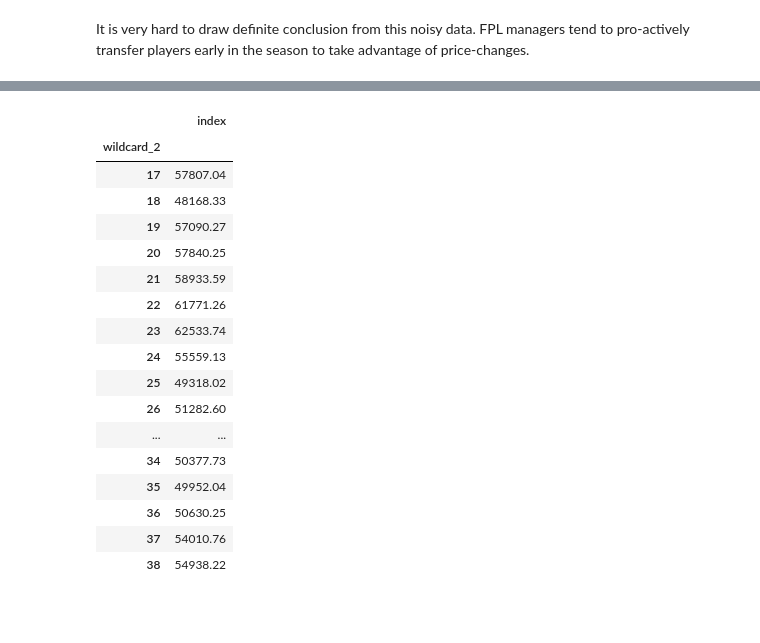
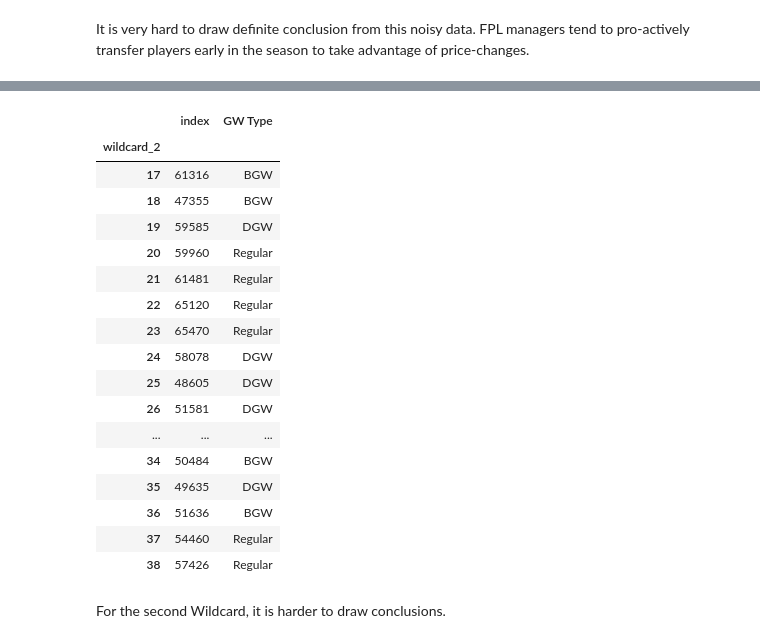
Before and after one commit to Fournierp/FPL, a Jupyter notebook: analysis/chips.ipynb, the cells around one changed output, grey strips where cells are left out. Drawn from its saved outputs; the diff is of its cells as text; code cells hidden in the pictures; blank space fills up the shorter version.

```diff
--- a/analysis/chips.ipynb
+++ b/analysis/chips.ipynb
@@ -31,7 +34,7 @@ import glob
 import os
 
 path = '../data/fpl_official/20-21/season/raw/'
-all_managers = (
+all_files = (
     glob.glob(os.path.join(path, "managers_[0-9][0-9][0-9][0-9][0-9].json")) +
     glob.glob(os.path.join(path, "managers_[0-9][0-9][0-9][0-9].json")) +
     glob.glob(os.path.join(path, "managers_100000.json"))
@@ -43,7 +46,7 @@ chips = (
         columns=['wildcard_1', 'freehit', 'bboost', 'wildcard_2', 'threexc'],
         index=pd.read_json(f, orient='index').index
         )
-    for f in all_managers
+    for f in all_files
     )
 
 chips = pd.concat(chips)
@@ -87,8 +90,9 @@ axs[1, 0].patch.set_alpha(0)
 axs[1, 1].patch.set_alpha(0)
 
 _, _, patches = axs[0, 0].hist(
-    [chips['wildcard_2'].loc[:25000], chips['wildcard_2'].loc[25000:]], bins=np.arange(1, 40) - 0.5,
-    label='2', stacked=True, density=True, color=['#01497c', '#016DBA'], edgecolor='w', linewidth=0.25, alpha=1)
+    [chips['wildcard_2'].loc[:25000], chips['wildcard_2'].loc[25000:]],
+    bins=np.arange(1, 40) - 0.5, label='2', stacked=True, density=True,
+    color=['#01497c', '#016DBA'], edgecolor='w', linewidth=0.25, alpha=1)
 
 for k, v in gw_type.items():
     if v == 'BGW':
@@ -103,8 +107,9 @@ for k, v in gw_type.items():
         patches[1][k-1].set_edgecolor('w')
 
 _, _, patches = axs[0, 0].hist(
-    [chips['wildcard_1'].loc[:25000], chips['wildcard_1'].loc[25000:]], bins=np.arange(1, 40) - 0.5,
-    label='1', stacked=True, density=True, color=['#01497c', '#016DBA'], edgecolor='w', linewidth=0.25, alpha=1)
+    [chips['wildcard_1'].loc[:25000], chips['wildcard_1'].loc[25000:]],
+    bins=np.arange(1, 40) - 0.5, label='1', stacked=True, density=True,
+    color=['#01497c', '#016DBA'], edgecolor='w', linewidth=0.25, alpha=1)
 axs[0, 0].title.set_text('Wildcard')
 axs[0, 0].set_xticks(np.arange(1, 39, 2), minor=False)
 
@@ -121,8 +126,9 @@ for k, v in gw_type.items():
         patches[1][k-1].set_edgecolor('w')
 
 _, _, patches = axs[0, 1].hist(
-    [chips['bboost'].loc[:25000], chips['bboost'].loc[25000:]], bins=np.arange(1, 40) - 0.5,
-    stacked=True, density=True, color=['#01497c', '#016DBA'], edgecolor='w', linewidth=0.25, alpha=1)
+    [chips['bboost'].loc[:25000], chips['bboost'].loc[25000:]],
+    bins=np.arange(1, 40) - 0.5, stacked=True, density=True,
+    color=['#01497c', '#016DBA'], edgecolor='w', linewidth=0.25, alpha=1)
 axs[0, 1].title.set_text('Bench Boost')
 axs[0, 1].set_xticks(np.arange(1, 39, 2), minor=False)
 
@@ -146,8 +152,9 @@ frame.set_facecolor('#415A77')
 frame.set_edgecolor('#778DA9')
 
 _, _, patches = axs[1, 0].hist(
-    [chips['threexc'].loc[:25000], chips['threexc'].loc[25000:]], bins=np.arange(1, 40) - 0.5,
-    stacked=True, density=True, color=['#01497c', '#016DBA'], edgecolor='w', linewidth=0.25, alpha=1)
+    [chips['threexc'].loc[:25000], chips['threexc'].loc[25000:]],
+    bins=np.arange(1, 40) - 0.5, stacked=True, density=True,
+    color=['#01497c', '#016DBA'], edgecolor='w', linewidth=0.25, alpha=1)
 axs[1, 0].title.set_text('Triple Captain')
 axs[1, 0].set_xticks(np.arange(1, 39, 2), minor=False)
 
@@ -164,8 +171,9 @@ for k, v in gw_type.items():
         patches[1][k-1].set_edgecolor('w')
 
 _, _, patches = axs[1, 1].hist(
-    [chips['freehit'].loc[:25000], chips['freehit'].loc[25000:]], bins=np.arange(1, 40) - 0.5,
-    stacked=True, density=True, color=['#01497c', '#016DBA'], edgecolor='w', linewidth=0.25, alpha=1)
+    [chips['freehit'].loc[:25000], chips['freehit'].loc[25000:]],
+    bins=np.arange(1, 40) - 0.5, stacked=True, density=True,
+    color=['#01497c', '#016DBA'], edgecolor='w', linewidth=0.25, alpha=1)
 axs[1, 1].title.set_text('Freehit')
 axs[1, 1].set_xticks(np.arange(1, 39, 2), minor=False)
 
@@ -188,9 +196,12 @@ fig_text(x=0.07, y=1.025,
             {"color": '#259C58'},
             {"color": '#B82A2A'},
             ],
-        fontweight="regular", fontsize=12, fontfamily=title_font, color=text_color, alpha=1)
+        fontweight="regular", fontsize=12, fontfamily=title_font,
+        color=text_color, alpha=1)
 
-fig.text(0.8, -0.025, "Created by Paul Fournier", fontstyle="italic", fontsize=6, fontfamily=watermark_font, color=text_color)
+fig.text(
+    0.8, -0.025, "Created by Paul Fournier", fontstyle="italic",
+    fontsize=6, fontfamily=watermark_font, color=text_color)
 
 plt.tight_layout()
 plt.show()
@@ -495,24 +535,28 @@ wildcard_rank.groupby('wildcard_1').mean().iloc[1:].round(2)
 # %%
 wildcard_rank = chips.copy()
 wildcard_rank = wildcard_rank[['wildcard_2']]
 wildcard_rank.reset_index(level=0, inplace=True)
-wildcard_rank.groupby('wildcard_2').mean().iloc[1:].round(2)
+table = wildcard_rank.groupby('wildcard_2').median().iloc[1:].astype(int)
+table['GW Type'] = [v for k, v in gw_type.items() if k in np.arange(17, 39)]
+table
 # %% [output]
-|  | index |
-| wildcard_2 |  |
-| 17 | 57807.04 |
-| 18 | 48168.33 |
-| 19 | 57090.27 |
-| 20 | 57840.25 |
-| 21 | 58933.59 |
-| 22 | 61771.26 |
-| 23 | 62533.74 |
-| 24 | 55559.13 |
-| 25 | 49318.02 |
-| 26 | 51282.60 |
-| ... | ... |
-| 34 | 50377.73 |
-| 35 | 49952.04 |
-| 36 | 50630.25 |
-| 37 | 54010.76 |
-| 38 | 54938.22 |
+|  | index | GW Type |
+| wildcard_2 |  |  |
+| 17 | 61316 | BGW |
+| 18 | 47355 | BGW |
+| 19 | 59585 | DGW |
+| 20 | 59960 | Regular |
+| 21 | 61481 | Regular |
+| 22 | 65120 | Regular |
+| 23 | 65470 | Regular |
+| 24 | 58078 | DGW |
+| 25 | 48605 | DGW |
+| 26 | 51581 | DGW |
+| ... | ... | ... |
+| 34 | 50484 | BGW |
+| 35 | 49635 | DGW |
+| 36 | 51636 | BGW |
+| 37 | 54460 | Regular |
+| 38 | 57426 | Regular |
+# %% [markdown]
+For the second Wildcard, it is harder to draw conclusions.
```
Also changed, not shown: parts of 8 cells of this notebook.
